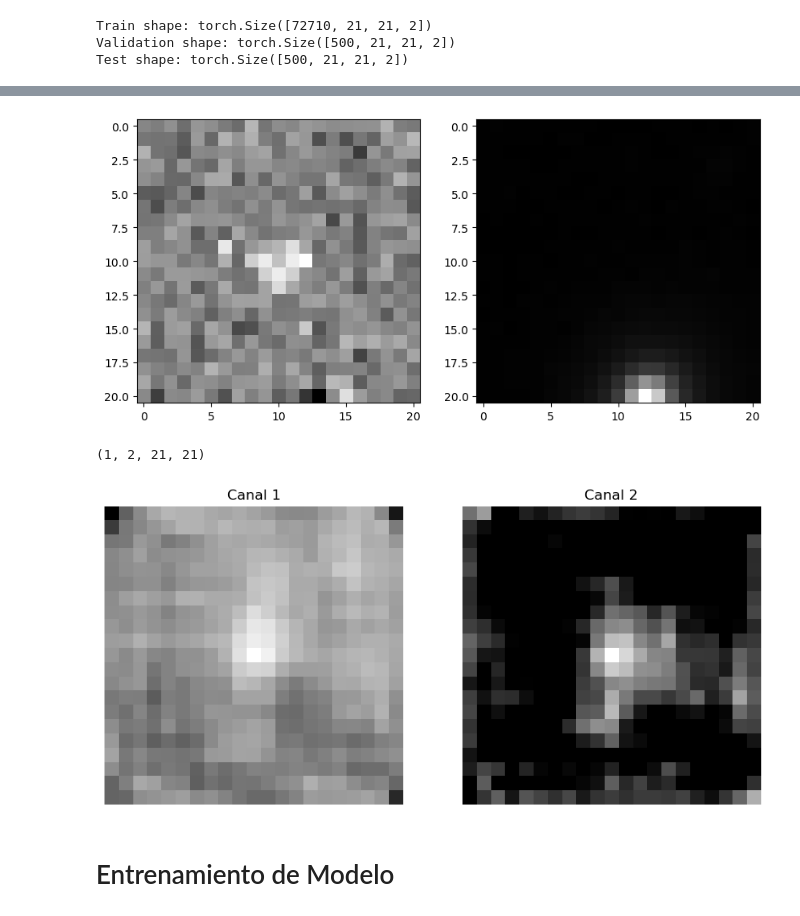
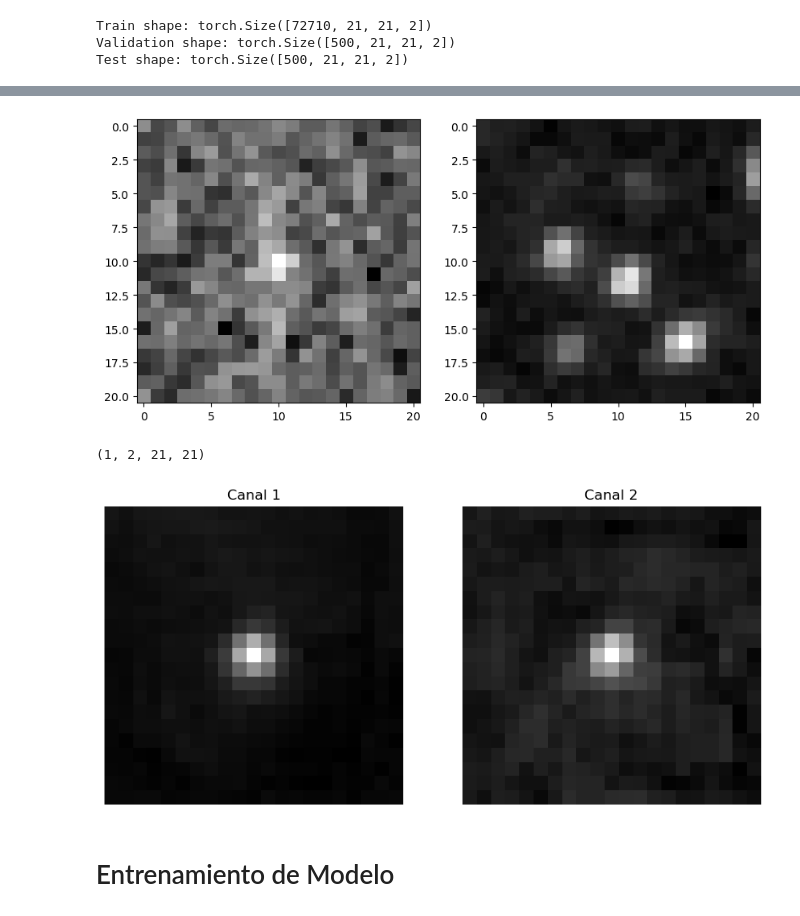
Before and after one commit to pmarconep/ZTF_alert_8a, a Jupyter notebook: proyecto_test.ipynb, the cells around one changed output, grey strips where cells are left out. Drawn from its saved outputs; the diff is of its cells as text; code cells hidden in the pictures.

```diff
--- a/proyecto_test.ipynb
+++ b/proyecto_test.ipynb
@@ -299,8 +320,8 @@ Epoch 1/1 -- Iteration 726 - Batch 726/728 - Train loss: 1192.882935
 # %%
 import src.plots as plots
 importlib.reload(plots)
-
-img = test_difference_reshaped_perm[0]
+ind = np.random.randint(0, len(test_difference_reshaped_perm))
+img = test_difference_reshaped_perm[ind]
 
 plt.figure(figsize=(10, 5))
 plt.subplot(1, 2, 1)
@@ -308,36 +329,36 @@ plt.imshow(img[0,:, :], cmap='gray')
 plt.subplot(1, 2, 2)
 plt.imshow(img[1,:, :], cmap='gray')
 plt.show()
 
 models = [model_full]
 datasets = test_difference_reshaped_perm
-img_tensor = torch.tensor(datasets[0]).unsqueeze(0)
+img_tensor = torch.tensor(img).unsqueeze(0)
 reconstructed_img = model_full(img_tensor)
 reconstructed_img = reconstructed_img[0].detach().numpy()
 
 
 print(reconstructed_img.shape)
 
 reconstructed_img = reconstructed_img[0]
 plt.figure(figsize=(10, 5))
 
 # Mostrar el primer canal
 plt.subplot(1, 2, 1)
 plt.imshow(reconstructed_img[0, :, :], cmap='gray')
 plt.title('Canal 1')
 plt.axis('off')
 
 # Mostrar el segundo canal
 plt.subplot(1, 2, 2)
 plt.imshow(reconstructed_img[1, :, :], cmap='gray')
 plt.title('Canal 2')
 plt.axis('off')
 
 plt.show()
 # %% [output]
-[figure, old version]
+[figure, new version]
 (1, 2, 21, 21)
-[figure, old version]
+[figure, new version]
 # %% [markdown]
 # Entrenamiento de Modelo
 # %%
```
Also changed, not shown: parts of 3 cells of this notebook, 2 other files.
